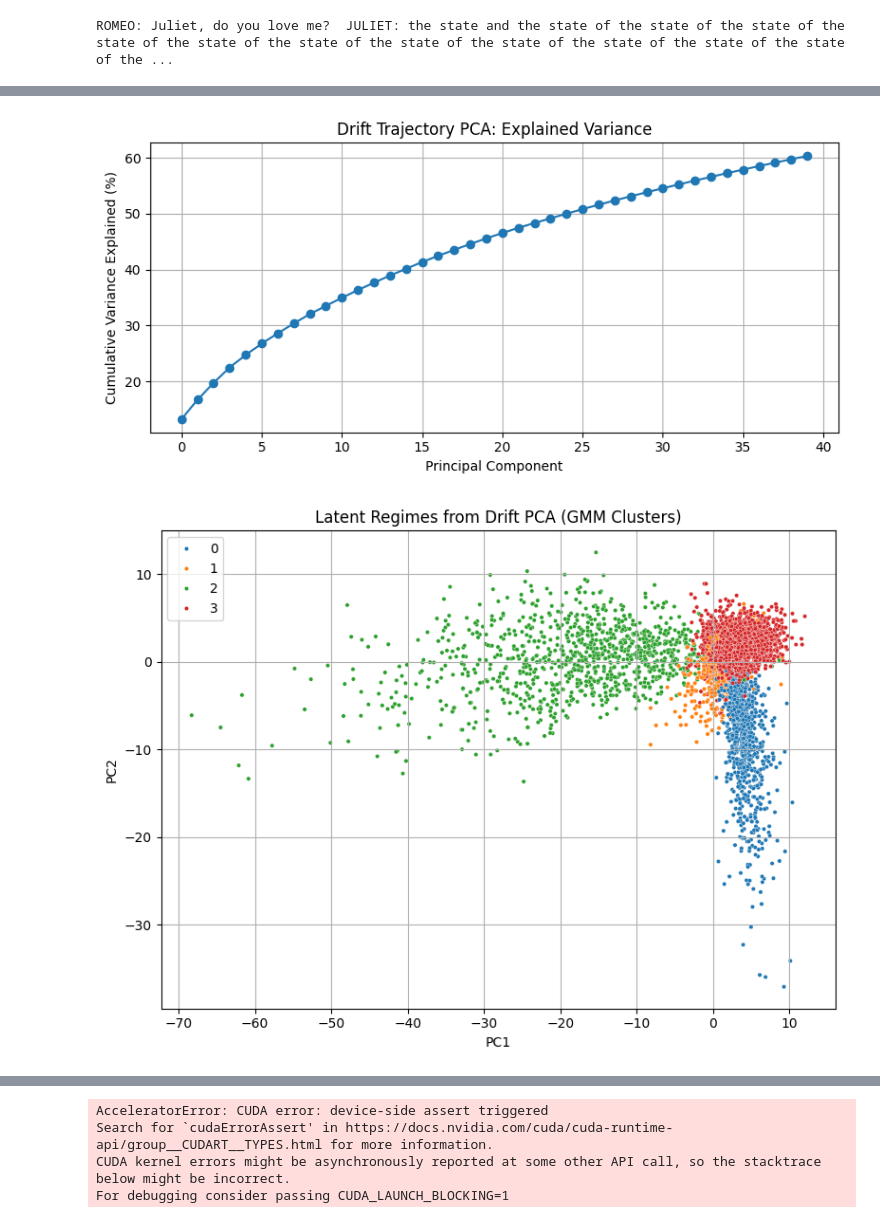
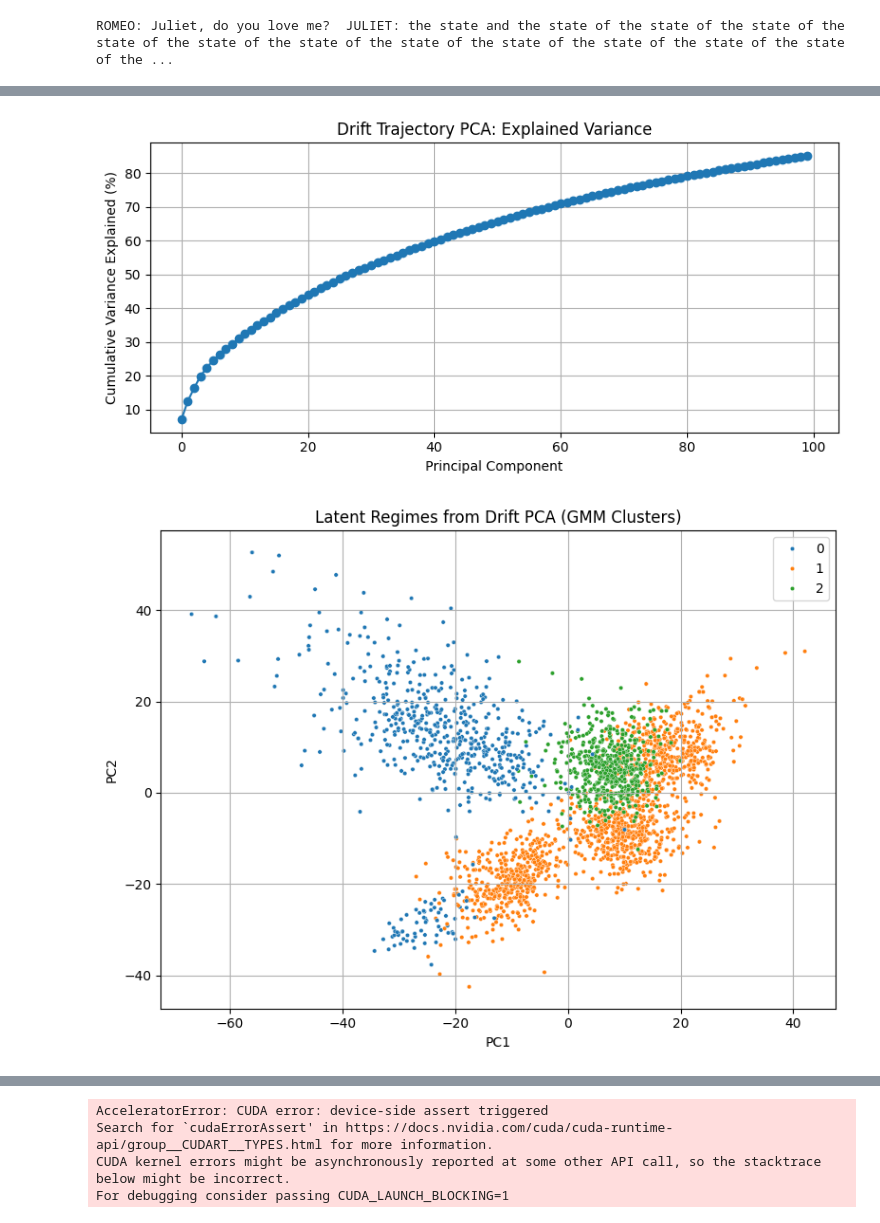
Before and after one commit to falseywinchnet/EpistemicGPT, a Jupyter notebook: QUANTUMGPT.ipynb, the cells around one changed output, grey strips where cells are left out. Cells and saved outputs as stored; diff of their text form; code cells hidden in the pictures.

```diff
--- a/QUANTUMGPT.ipynb
+++ b/QUANTUMGPT.ipynb
@@ -1352,7 +1374,7 @@ device = "cuda" if torch.cuda.is_available() else "cpu"
 
 # === Config ===
 data_dir = "./babylm_char_tokenized"  # <- char-tokenized data
-block_size = 512
+block_size = 1024
 batch_size = 8
 
 # === Load tokenizer metadata ===
@@ -1403,7 +1425,7 @@ class GPUBatchDataset(Dataset):
 
 config = GPTConfig(
     vocab_size=len(stoi),
-    n_layer=6,
+    n_layer=8,
     n_embd=192,
     n_head=6,
     block_size=block_size,
@@ -2110,20 +2215,20 @@ def plot_gmm_clusters(proj_data, labels):
 # %%
 # Inputs
 input_ids = torch.randint(0, model.config.vocab_size, (1, model.config.block_size)).to(device)
 
 # Drift matrix
 drift_matrix = collect_drift_matrix(model, input_ids)
 
 # PCA and variance
-explained, pca = run_drift_pca(drift_matrix, k=40)
+explained, pca = run_drift_pca(drift_matrix, k=100)
 plot_explained_variance(explained)
 
 # Residuals and GMM regime fit
 proj, residuals = get_projected_residuals(drift_matrix, pca)
-gmm, labels = fit_gmm(proj, k=4)
+gmm, labels = fit_gmm(proj, k=3)
 plot_gmm_clusters(proj, labels)
 # %% [output]
-[figure, old version]
+[figure, new version]
-[figure, old version]
+[figure, new version]
 # %%
 proj, residuals = get_projected_residuals(drift_matrix, pca)
```
Also changed, not shown: parts of 14 cells of this notebook.
